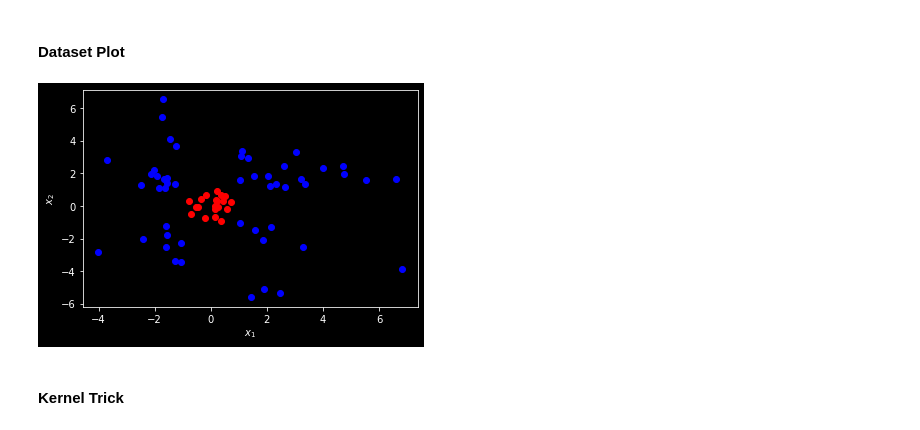
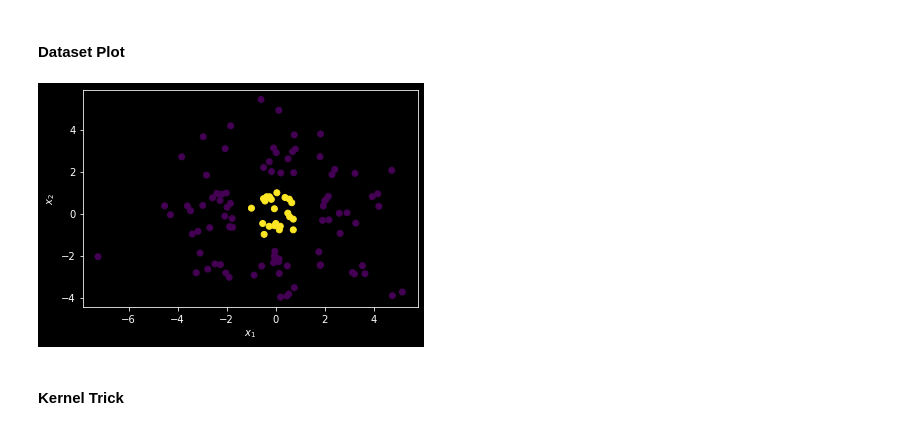
Before and after one commit to franneck94/UdemyML, a Jupyter notebook: Chapter11_SVM/SVMSklearn/SVMIntuition.ipynb, the cells around one changed output. Cells and saved outputs as stored; diff of their text form; code cells hidden in the pictures.

```diff
--- a/Chapter11_SVM/SVMSklearn/SVMIntuition.ipynb
+++ b/Chapter11_SVM/SVMSklearn/SVMIntuition.ipynb
@@ -26,15 +9,14 @@ c2 = [class2() for i in range(50)]
+# %%
+x, y = generate_kernel_dataset()
 # %% [markdown]
 #### Dataset Plot
-# %%
-for i in range(len(c1)):
-    plt.scatter(c1[i][0], c1[i][1], color="red")
-for i in range(len(c2)):
-    plt.scatter(c2[i][0], c2[i][1], color="blue")
-plt.xlabel("$x_1$")
-plt.ylabel("$x_2$")
-plt.show()
-# %% [output]
-[figure, removed]
+# %%
+plt.scatter(x[:, 0], x[:, 1], c=y)
+plt.xlabel("$x_1$")
+plt.ylabel("$x_2$")
+plt.show()
+# %% [output]
+[figure, added]
 # %% [markdown]
 #### Kernel Trick
 # %%
```
Also changed, not shown: parts of 8 cells of this notebook, 7 other files.
